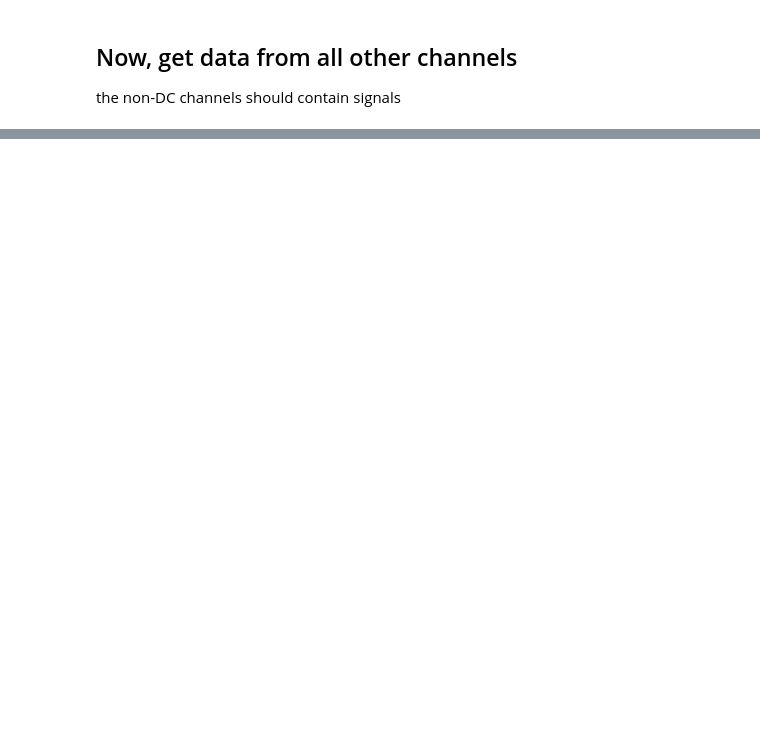
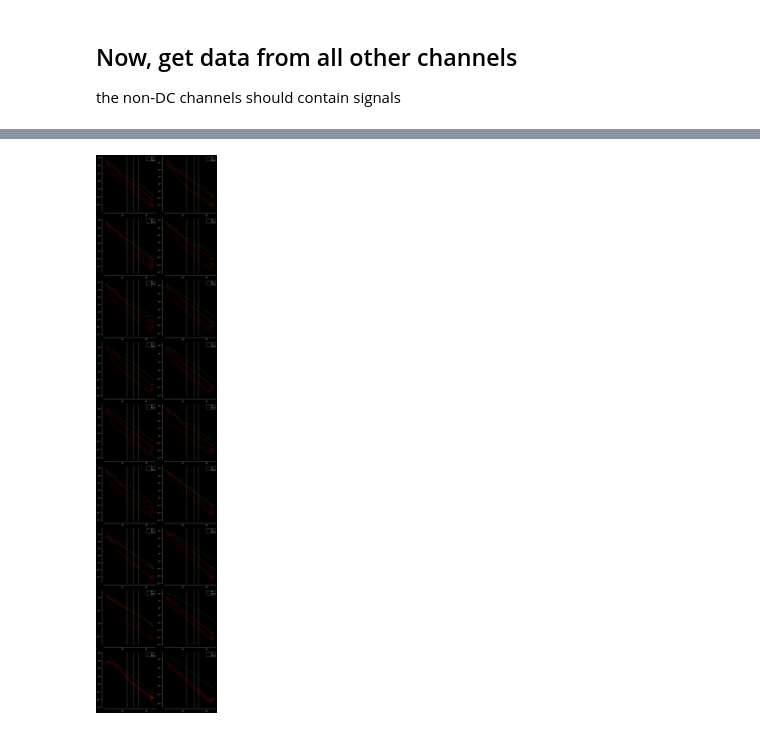
Before and after one commit to spinoza-centre/prf-seeg, a Jupyter notebook: notebooks/sEEG_1.ipynb, the cells around one changed output, grey strips where cells are left out. Cells and saved outputs as stored; diff of their text form; code cells hidden in the pictures; blank space fills up the shorter version.

```diff
--- a/notebooks/sEEG_1.ipynb
+++ b/notebooks/sEEG_1.ipynb
@@ -149,0 +209,18 @@ plt.savefig(os.path.join(derivatives_dir, analysis_stage,
+# %%
+indices_1r = np.r_[0,np.cumsum(durations_one_pRF_expt*present_sample_rate)]
+ranges_1r = np.array([indices_1r[:-1], indices_1r[1:], bar_blank_bools]).T
+
+all_ranges = np.zeros((ranges_1r.shape[0]*expts_in_run, 3), dtype=int)
+for i in range(expts_in_run):
+    all_ranges[i*ranges_1r.shape[0]:(i+1)*ranges_1r.shape[0]] = ranges_1r + np.array([ranges_1r[-1,1], ranges_1r[-1,1], 0])
+
+# data per condition; bar or not?
+blank_tfr, bar_tfr = [], []
+for ar in all_ranges:
+    if ar[-1] == 0: # blank
+        blank_tfr.append(np.squeeze(tfr_data)[...,ar[0]:ar[1]])
+    else:
+        bar_tfr.append(np.squeeze(tfr_data)[...,ar[0]:ar[1]])
+# reset to samples in last dimension
+blank_tfr = np.array(blank_tfr).transpose((1,2,3,0)).reshape((tfr_data.shape[1],tfr_data.shape[2],-1))
+bar_tfr = np.array(bar_tfr).transpose((1,2,3,0)).reshape((tfr_data.shape[1],tfr_data.shape[2],-1))
@@ -149,0 +234,23 @@ plt.savefig(os.path.join(derivatives_dir, analysis_stage,
+# %%
+f, axs = plt.subplots(tfr_data.shape[1]//2, 2, figsize=(12,55))
+for el in range(tfr_data.shape[1]):
+    row=el//2
+    col=el%2
+    for x in range(bar_tfr_ps.shape[0]): # bar_tfr.shape[-1]
+        axs[row,col].loglog(freqs, bar_tfr_ps[x,el,:], c='r', lw=0.25, alpha=0.05)
+    for x in range(blank_tfr_ps.shape[0]): # bar_tfr.shape[-1]
+        axs[row,col].loglog(freqs, blank_tfr_ps[x,el,:], c='g', lw=0.25, alpha=0.05)
+    axs[row,col].loglog(freqs, bar_tfr_ps[:,el,:].mean(0), c='r', ls='-', lw=1.75, alpha=0.5, label='bar')
+    axs[row,col].loglog(freqs, blank_tfr_ps[:,el,:].mean(0), c='g', ls='-', lw=1.75, alpha=0.5, label='blank')
+    axs[row,col].axvline(x=15, c='w', ls='--', lw=1)
+    axs[row,col].axvline(x=30, c='w', ls='--', lw=1)
+    axs[row,col].axvline(x=45, c='w', ls='--', lw=1)
+    axs[row,col].legend()
+    # axs[el].set_aspect('equal')
+
+sns.despine(fig=f, offset=10)
+plt.tight_layout()
+plt.savefig(os.path.join(derivatives_dir, analysis_stage,
+            subj, edf_file.replace('.edf', f'_{target_el}_psd.bar-blank.pdf')))
+# %% [output]
+[figure, added]
```
Also changed, not shown: parts of 12 cells of this notebook, 9 other files.
